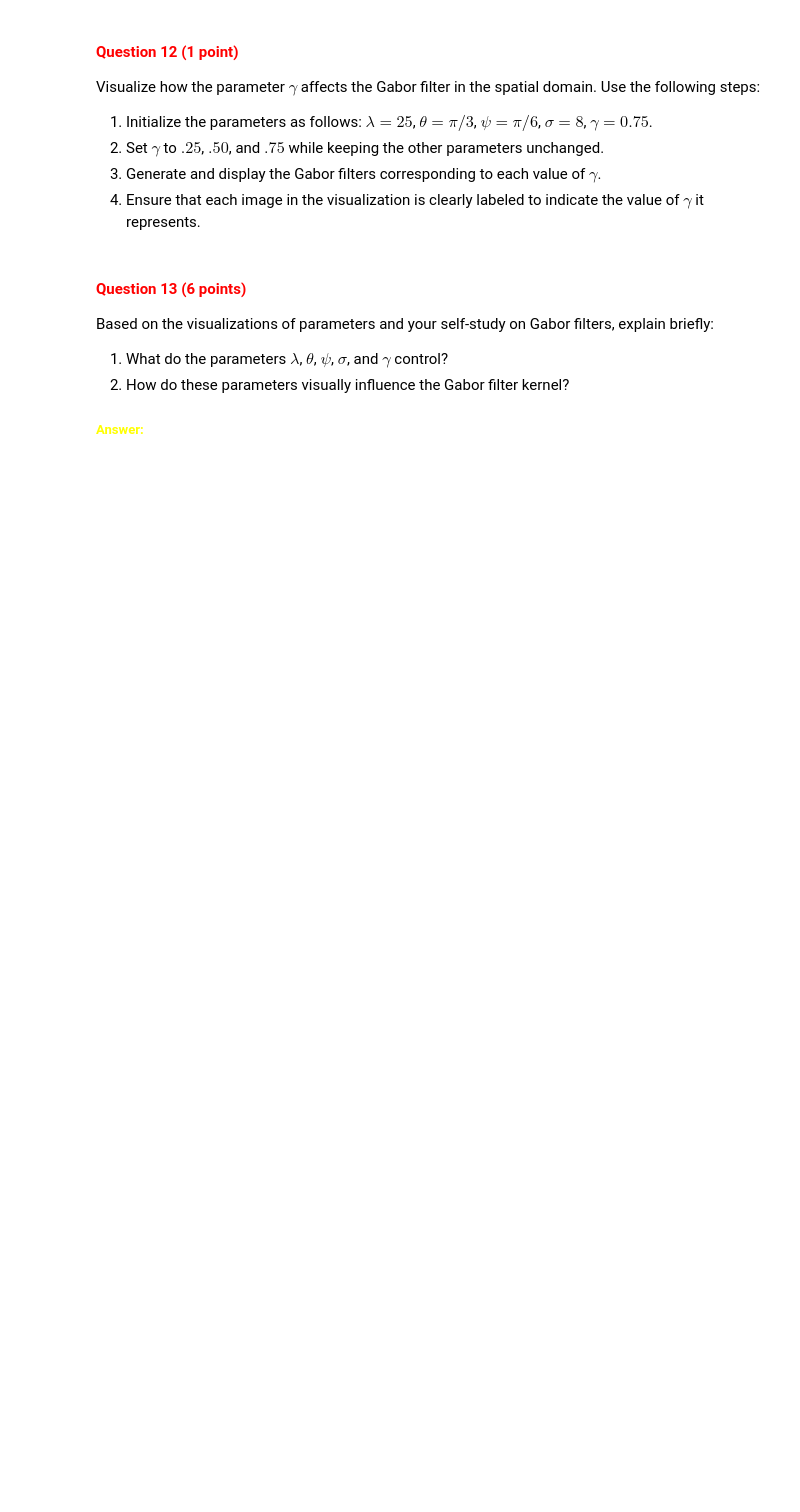
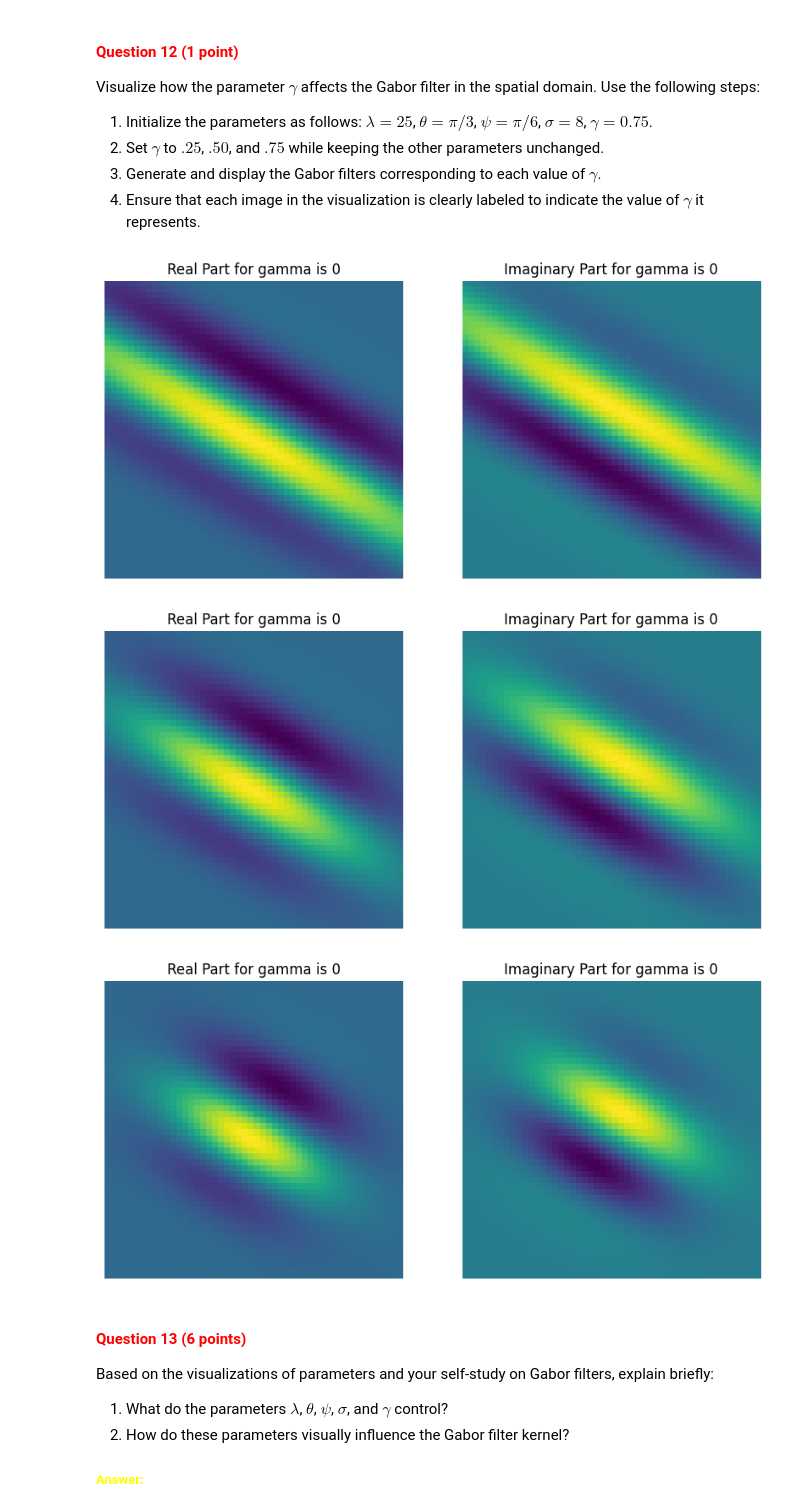
Before and after one commit to juttevijverberg/cv1-lab-2, a Jupyter notebook: cv1-lab-2.ipynb, the cells around one changed output. Saved outputs shown, nothing was run; the diff lists cells and outputs as text; code cells hidden in the pictures; blank space fills up the shorter version.

```diff
--- a/cv1-lab-2.ipynb
+++ b/cv1-lab-2.ipynb
@@ -554,3 +587,24 @@ Visualize how the parameter $\gamma$ affects the Gabor filter in the spatial dom
+# %%
+lambda_, theta, psi, sigma= 25, np.pi/3, np.pi/6, 8
+gamma_list = [0.25, 0.5, 0.75]
+
+for gamma in gamma_list:
+    gabor = create_gabor(sigma, theta, lambda_, psi, gamma)
+
+    fig, ax = plt.subplots(1, 2, figsize=(10, 5))
+    ax[0].set_title('Real Part for gamma is %d'%gamma)
+    ax[0].imshow(gabor[...,0])
+    ax[0].axis('off')
+    ax[1].set_title('Imaginary Part for gamma is %d'%gamma)
+    ax[1].imshow(gabor[...,1])
+    ax[1].axis('off')
+    plt.show()
+
+    gamma+=0.25
+# %% [output]
+[figure, added]
+[figure, added]
+[figure, added]
 # %% [markdown]
 <a id="question-13"></a>
 #### <font color='#FF0000'>Question 13 (6 points)</font>
```
Also changed, not shown: parts of 17 cells of this notebook.
